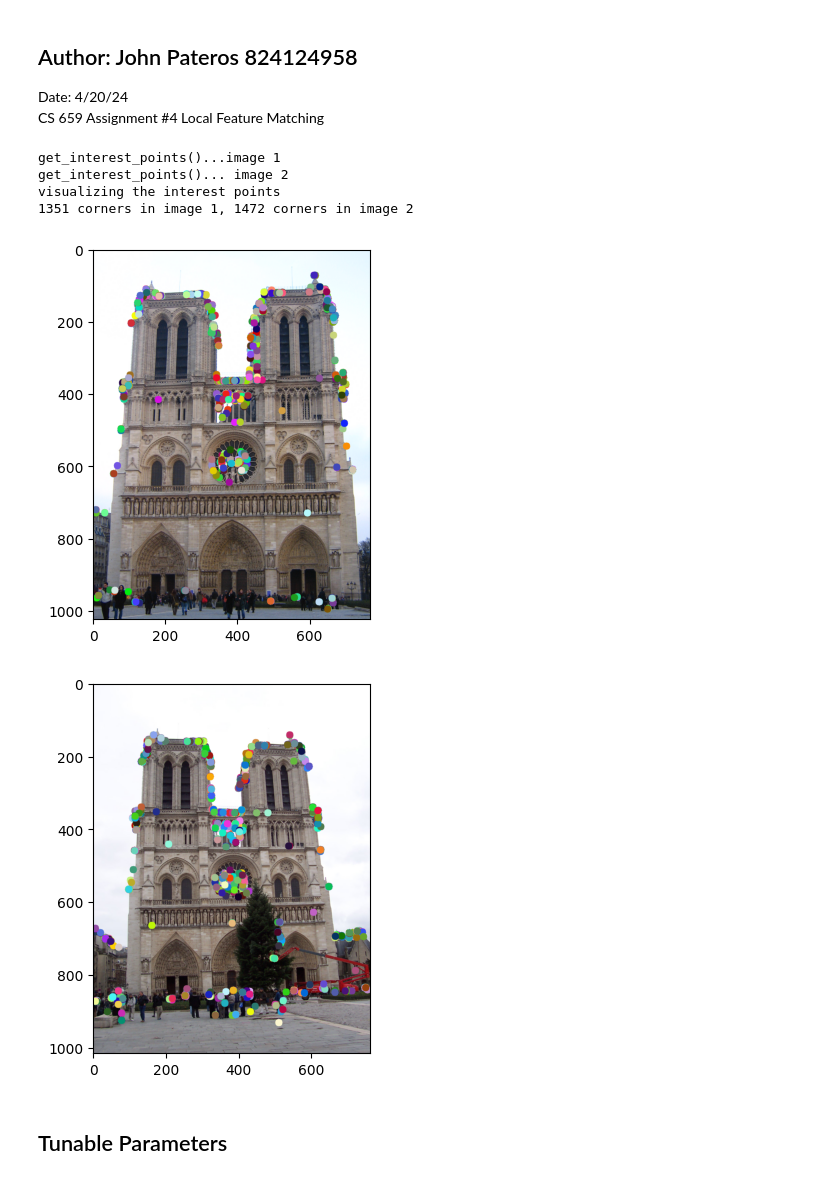
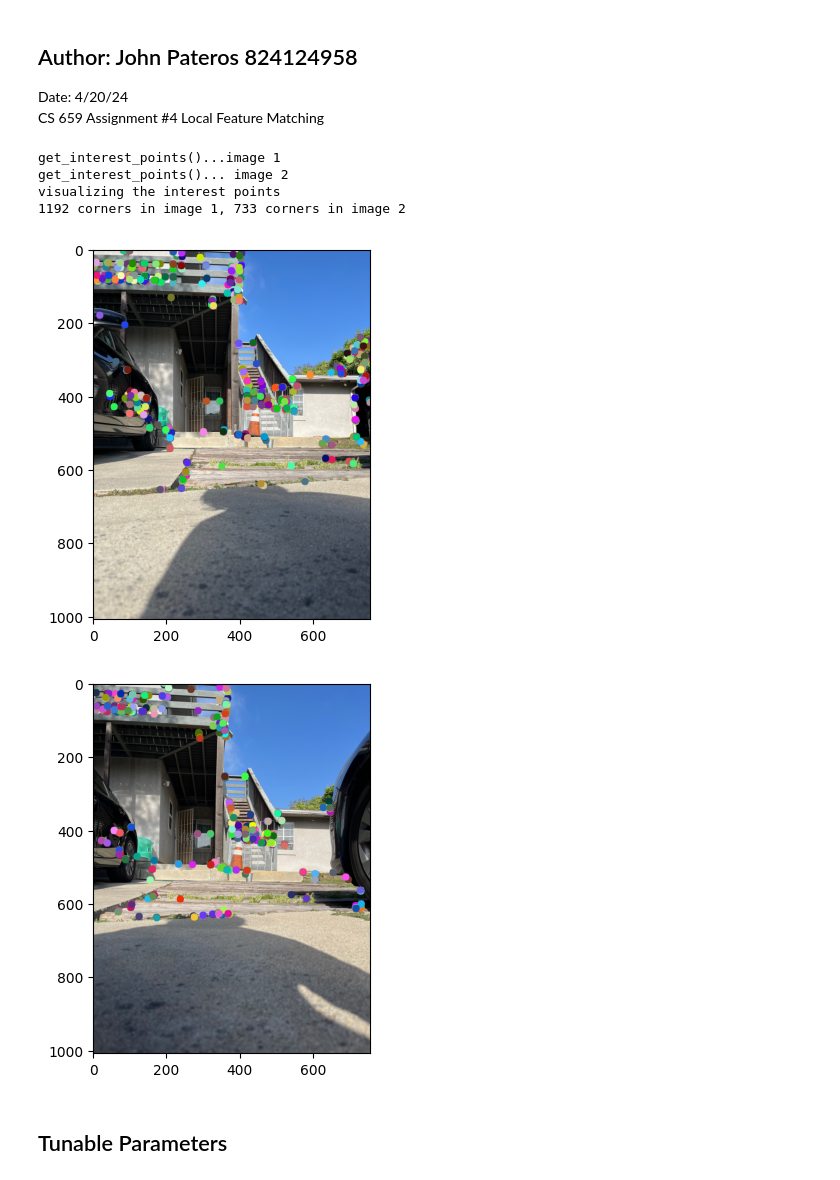
Before and after one commit to SethPavlicekGradStudent/CS659-Project, a Jupyter notebook: project.ipynb, the cells around one changed output. Cells and saved outputs as stored; diff of their text form; code cells hidden in the pictures.

```diff
--- a/project.ipynb
+++ b/project.ipynb
@@ -112,38 +112,38 @@ def get_interest_points(image, feature_width):
 
     return x,y, scales
 # %%
-image1 = load_image('data/Notre Dame/A.jpg')
-image2 = load_image('data/Notre Dame/B.jpg')
-eval_file = 'data/Notre Dame/A_to_B.pkl'
+image1 = load_image('/home/shane/Downloads/ha4/ha4/data/Personal/IMG_7568.jpg')
+image2 = load_image('/home/shane/Downloads/ha4/ha4/data/Personal/IMG_7569.jpg')
+eval_file = '/home/shane/Downloads/ha4/ha4/annotate/stereo_vision2.pkl'
 
 
 scale_factor = 0.5
 image1 = cv2.resize(image1, (0, 0), fx=scale_factor, fy=scale_factor)
 image2 = cv2.resize(image2, (0, 0), fx=scale_factor, fy=scale_factor)
 image1_bw = cv2.cvtColor(image1, cv2.COLOR_RGB2GRAY)
 image2_bw = cv2.cvtColor(image2, cv2.COLOR_RGB2GRAY)
 
 feature_width = 16 # width and height of each local feature, in pixels.
 ########## interest point detection ##########
 print('get_interest_points()...image 1')
 x1, y1, scales1= get_interest_points(image1_bw, feature_width)
 print('get_interest_points()... image 2')
 x2, y2, scales2 = get_interest_points(image2_bw, feature_width)
 
 print('visualizing the interest points')
 # Visualize the interest points
 c1 = show_interest_points(image1, x1, y1)
 c2 = show_interest_points(image2, x2, y2)
 plt.figure(); plt.imshow(c1)
 plt.figure(); plt.imshow(c2)
 print('{:d} corners in image 1, {:d} corners in image 2'.format(len(x1), len(x2)))
 # %% [output]
 get_interest_points()...image 1
 get_interest_points()... image 2
 visualizing the interest points
-1351 corners in image 1, 1472 corners in image 2
+1192 corners in image 1, 733 corners in image 2
-[figure, old version]
+[figure, new version]
-[figure, old version]
+[figure, new version]
 # %% [markdown]
 ## Tunable Parameters
 # %%
```
Also changed, not shown: parts of 6 cells of this notebook.
